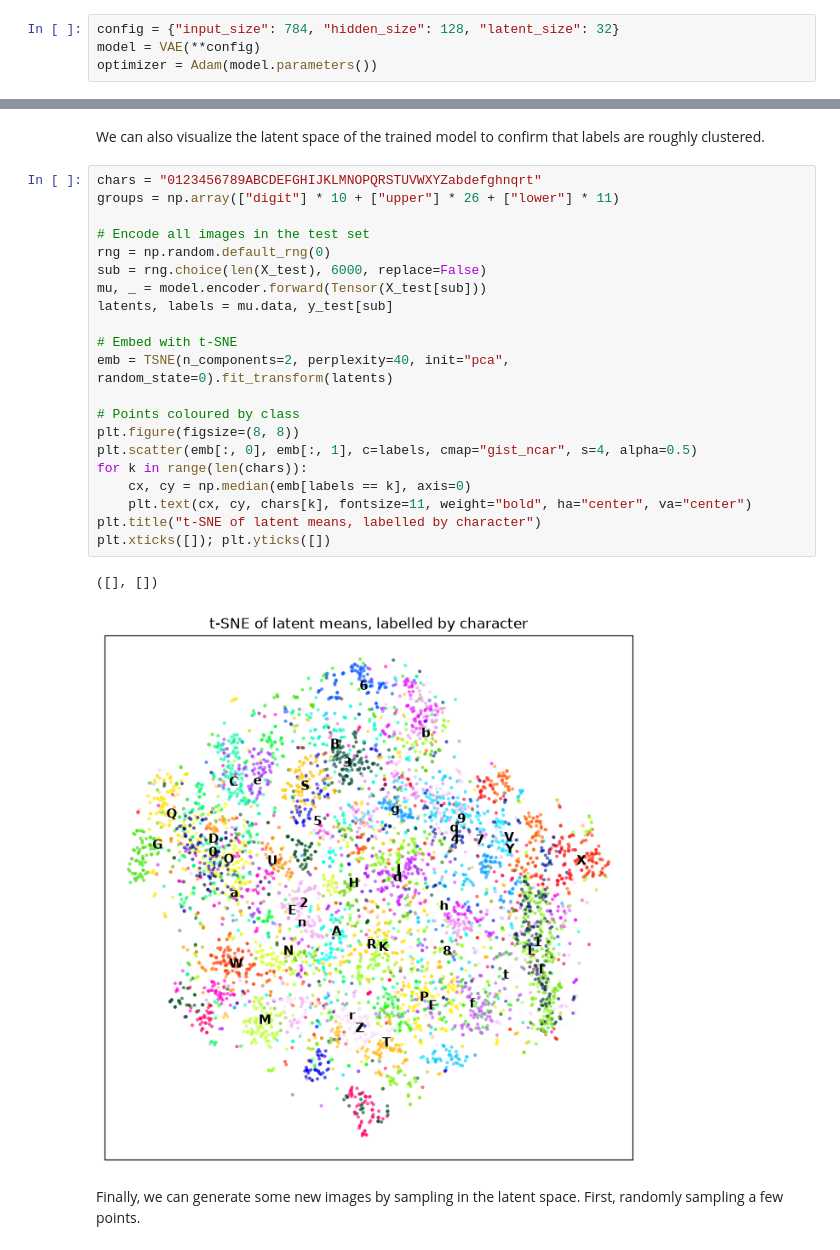
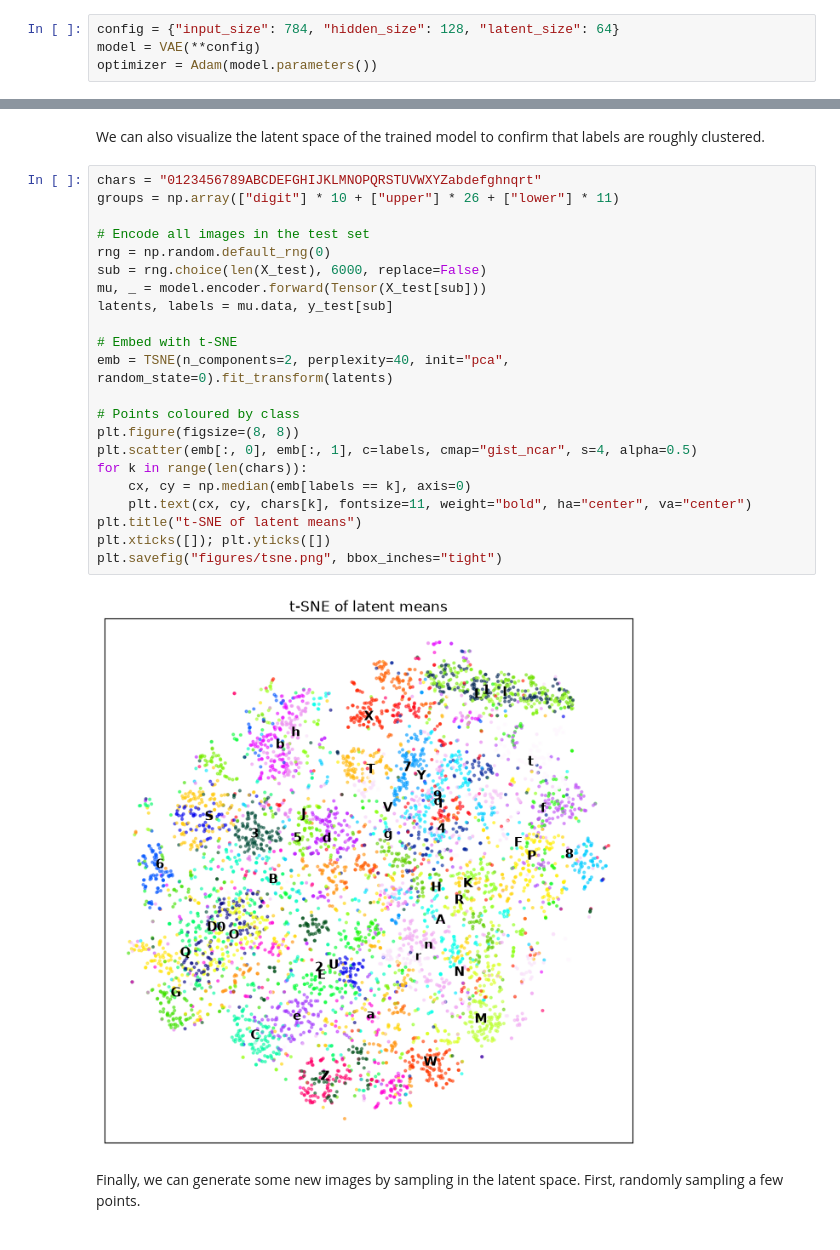
Before and after one commit to liam-a-edwards/hand_vae, a Jupyter notebook: demo.ipynb, the cells around one changed output, grey strips where cells are left out. Cells and saved outputs as stored; diff of their text form.

```diff
--- a/demo.ipynb
+++ b/demo.ipynb
@@ -24,7 +24,7 @@ Test set shape: (18800, 784)
 # %% [markdown]
 Define the model and optimizer configs. Further details on the architecture can be found in utils.layers.
 # %%
-config = {"input_size": 784, "hidden_size": 128, "latent_size": 32}
+config = {"input_size": 784, "hidden_size": 128, "latent_size": 64}
 model = VAE(**config)
 optimizer = Adam(model.parameters())
 # %% [markdown]
@@ -71,27 +82,27 @@ We can also visualize the latent space of the trained model to confirm that labe
 # %%
 chars = "0123456789ABCDEFGHIJKLMNOPQRSTUVWXYZabdefghnqrt"
 groups = np.array(["digit"] * 10 + ["upper"] * 26 + ["lower"] * 11)
 
 # Encode all images in the test set
 rng = np.random.default_rng(0)
 sub = rng.choice(len(X_test), 6000, replace=False)
 mu, _ = model.encoder.forward(Tensor(X_test[sub]))
 latents, labels = mu.data, y_test[sub]
 
 # Embed with t-SNE
 emb = TSNE(n_components=2, perplexity=40, init="pca", random_state=0).fit_transform(latents)
 
 # Points coloured by class
 plt.figure(figsize=(8, 8))
 plt.scatter(emb[:, 0], emb[:, 1], c=labels, cmap="gist_ncar", s=4, alpha=0.5)
 for k in range(len(chars)):
     cx, cy = np.median(emb[labels == k], axis=0)
     plt.text(cx, cy, chars[k], fontsize=11, weight="bold", ha="center", va="center")
-plt.title("t-SNE of latent means, labelled by character")
+plt.title("t-SNE of latent means")
 plt.xticks([]); plt.yticks([])
+plt.savefig("figures/tsne.png", bbox_inches="tight")
 # %% [output]
-([], [])
-[figure, old version]
+[figure, new version]
 # %% [markdown]
 Finally, we can generate some new images by sampling in the latent space. First, randomly sampling a few points.
 # %%
```
Also changed, not shown: parts of 4 cells of this notebook, 8 other files.
